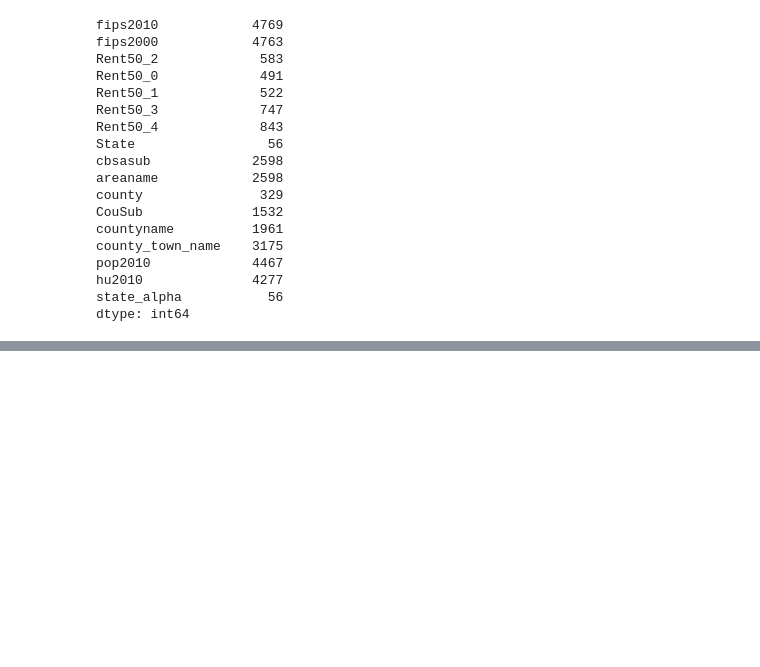
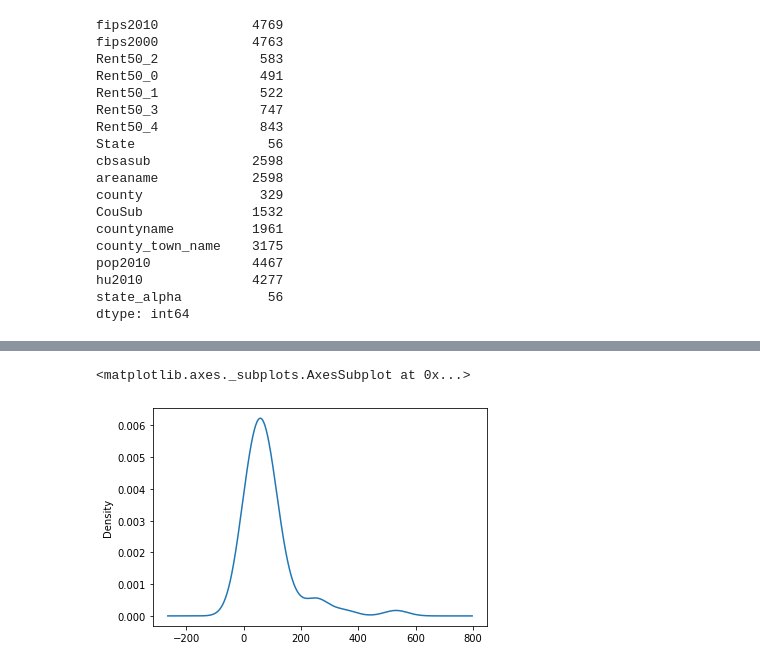
Before and after one commit to shumph10/Housing_Assistance_Analysis, a Jupyter notebook: ttest_project.ipynb, the cells around one changed output, grey strips where cells are left out. Saved outputs shown, nothing was run; the diff lists cells and outputs as text; code cells hidden in the pictures; blank space fills up the shorter version.

```diff
--- a/ttest_project.ipynb
+++ b/ttest_project.ipynb
@@ -209,3 +239,7 @@ pop2010             4467
 hu2010              4277
 state_alpha           56
 dtype: int64
+# %%
+new_rent_2022 = rent_2022_df.copy()
+new_rent_2022 = new_rent_2022[['state_code','county_code','rent_50_0','rent_50_1','rent_50_2','rent_50_3','rent_50_4']]
+new_rent_2022
@@ -211,0 +260,3 @@ dtype: int64
+# %%
+state_code_count = new_rent_2022['state_code'].value_counts()
+state_code_count
@@ -211,0 +281,5 @@ dtype: int64
+# %%
+state_code_count.plot.density()
+# %% [output]
+<matplotlib.axes._subplots.AxesSubplot at 0x...>
+[figure, added]
```
Also changed, not shown: parts of 9 cells of this notebook.
